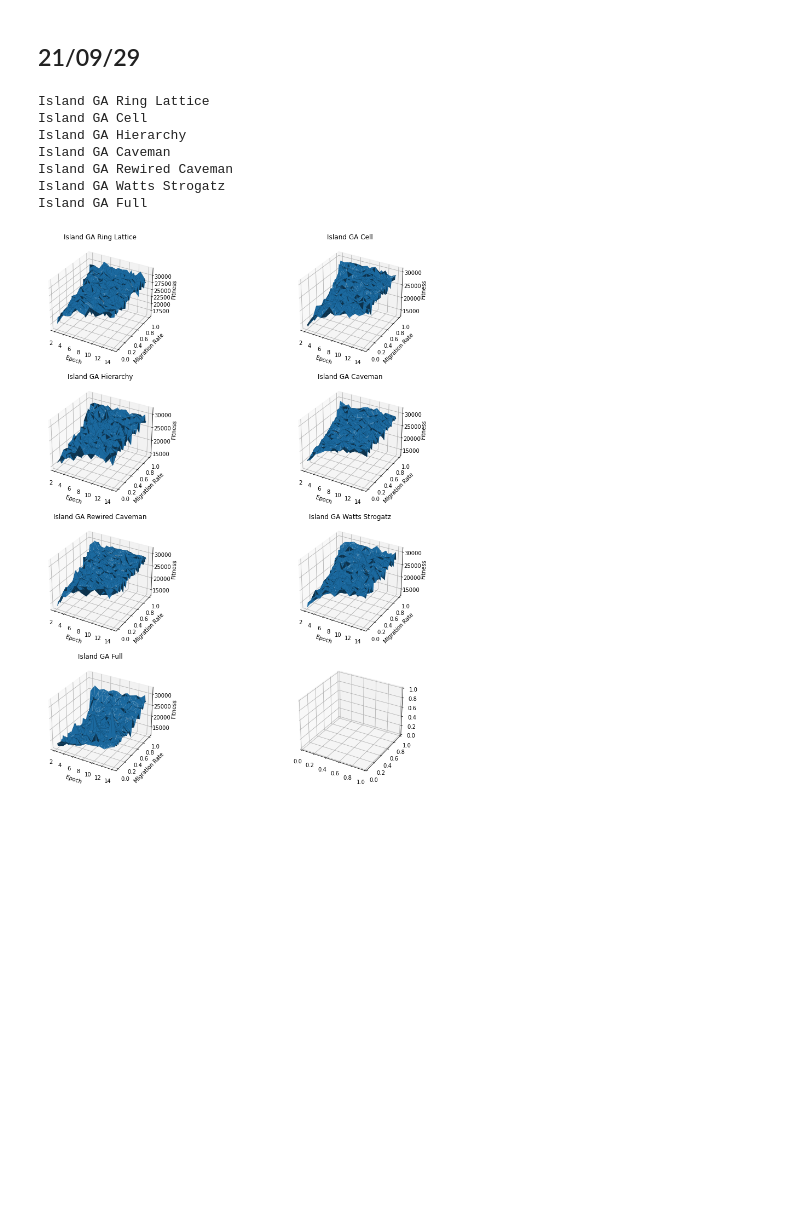
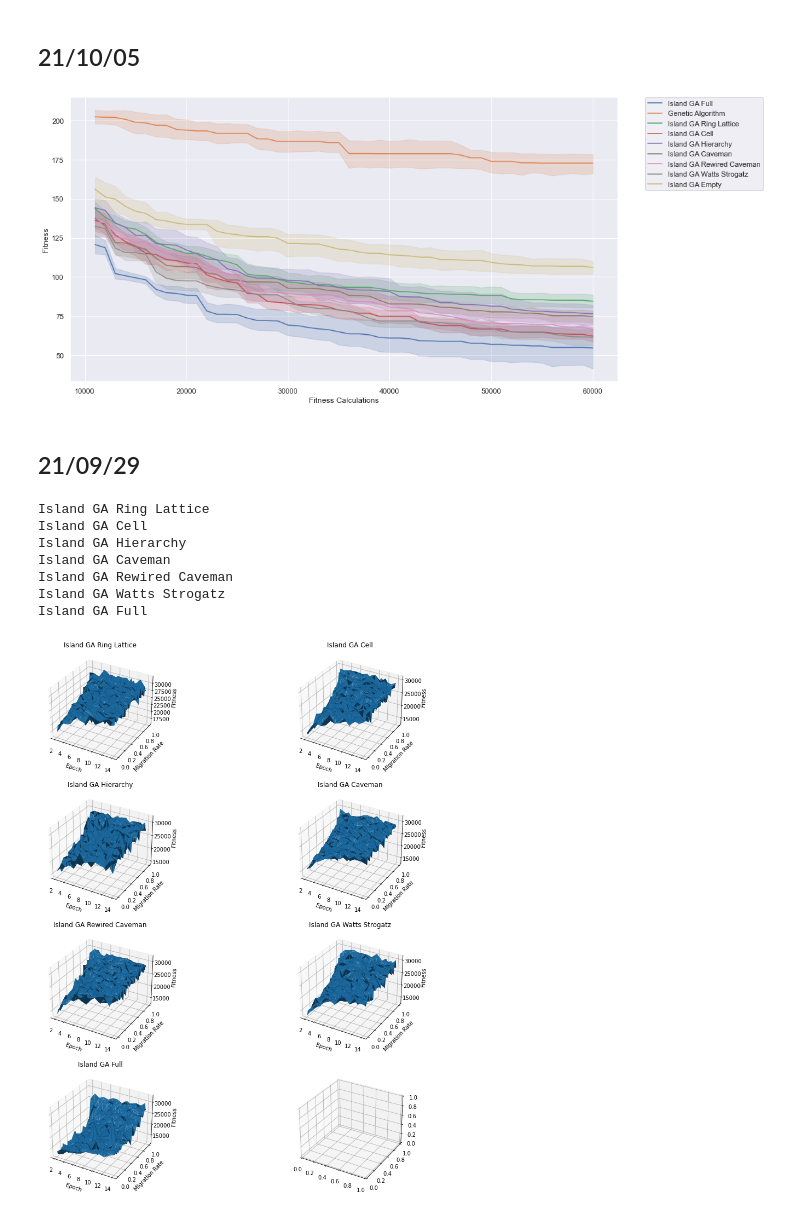
Before and after one commit to bi3mer/Parallel_GA, a Jupyter notebook: Analysis.ipynb, the cells around one changed output. Cells and saved outputs as stored; diff of their text form; code cells hidden in the pictures; blank space fills up the shorter version.

Commit message:
preparing for a rastrigin run

```diff
--- a/Analysis.ipynb
+++ b/Analysis.ipynb
@@ -9,6 +9,53 @@ import pandas as pd
 import numpy as np
 
 from Utility import Database as db
+# %% [markdown]
+## 21/10/05
+# %%
+df = pd.DataFrame(columns=['Algorithm', 'Fitness Calculations', 'Epoch', 'Migration Rate', 'Fitness'])
+
+configs = db.con.execute('''
+    select *
+    from config
+    where
+        name="Rastrigin" and
+        population_size=640
+''').fetchall()
+
+for unnamed_tuple in configs:
+    c = db.Config(*unnamed_tuple)
+    if not 'G' in c.algorithm:
+        continue
+
+    results = db.con.execute(f'''
+        select *
+        from result
+        where
+            config_id={c.config_id}
+        order by
+            order_index
+    ''').fetchall()
+
+    for unnamed_result in results:
+        r = db.Result(*unnamed_result)
+
+        df = df.append({
+            'Algorithm': c.algorithm,
+            'Fitness Calculations': c.fitness_calculations,
+            'Epoch': c.epochs_till_migration,
+            'Migration Rate': c.migration_rate,
+            'Fitness': r.fitness,
+
+        }, ignore_index=True)
+
+
+sns.set(rc = {'figure.figsize':(15,8)})
+sns.set_theme(style="darkgrid")
+sns.lineplot(data=df, x='Fitness Calculations', y='Fitness', hue='Algorithm')
+plt.legend(bbox_to_anchor=(1.05, 1), loc=2, borderaxespad=0.)
+plt.show()
+# %% [output]
+[figure, added]
 # %% [markdown]
 ## 21/09/29
 # %%
```
Also changed, not shown: parts of 1 cell of this notebook, 3 other files.
